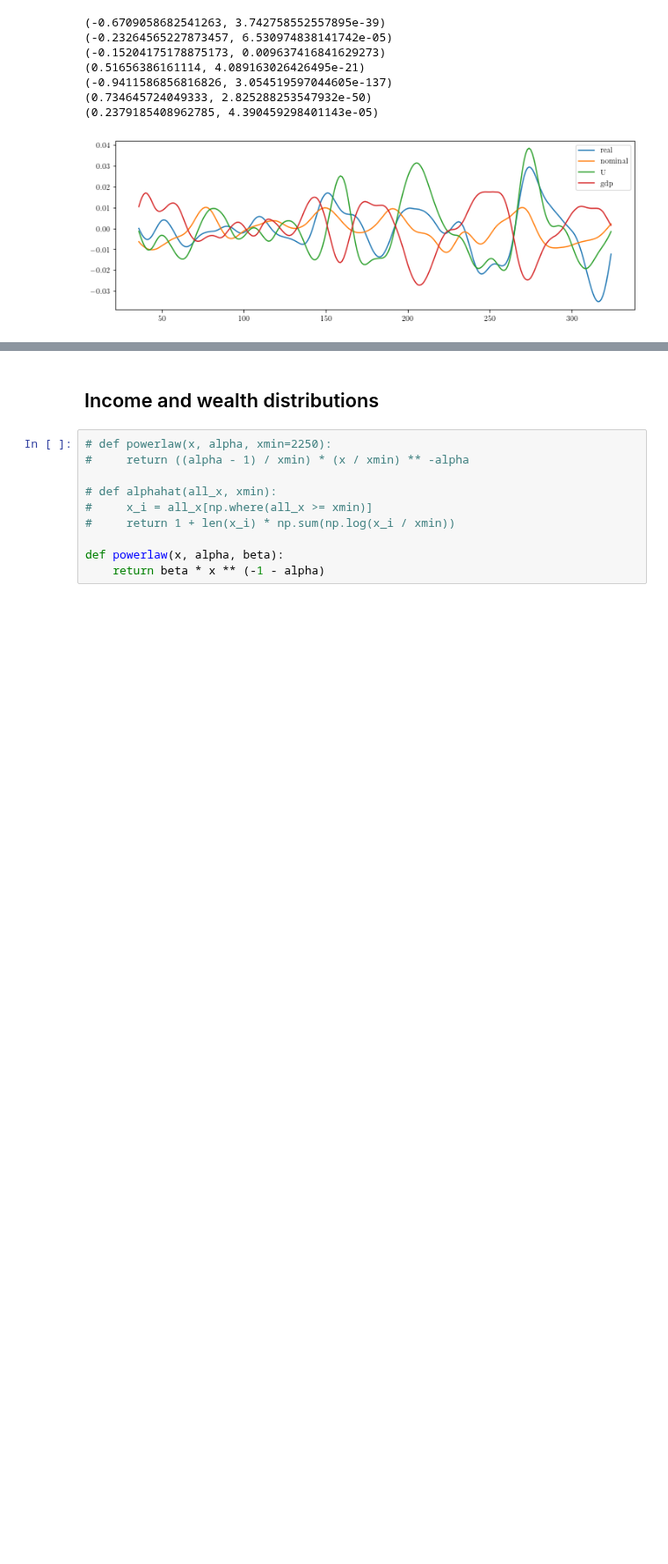
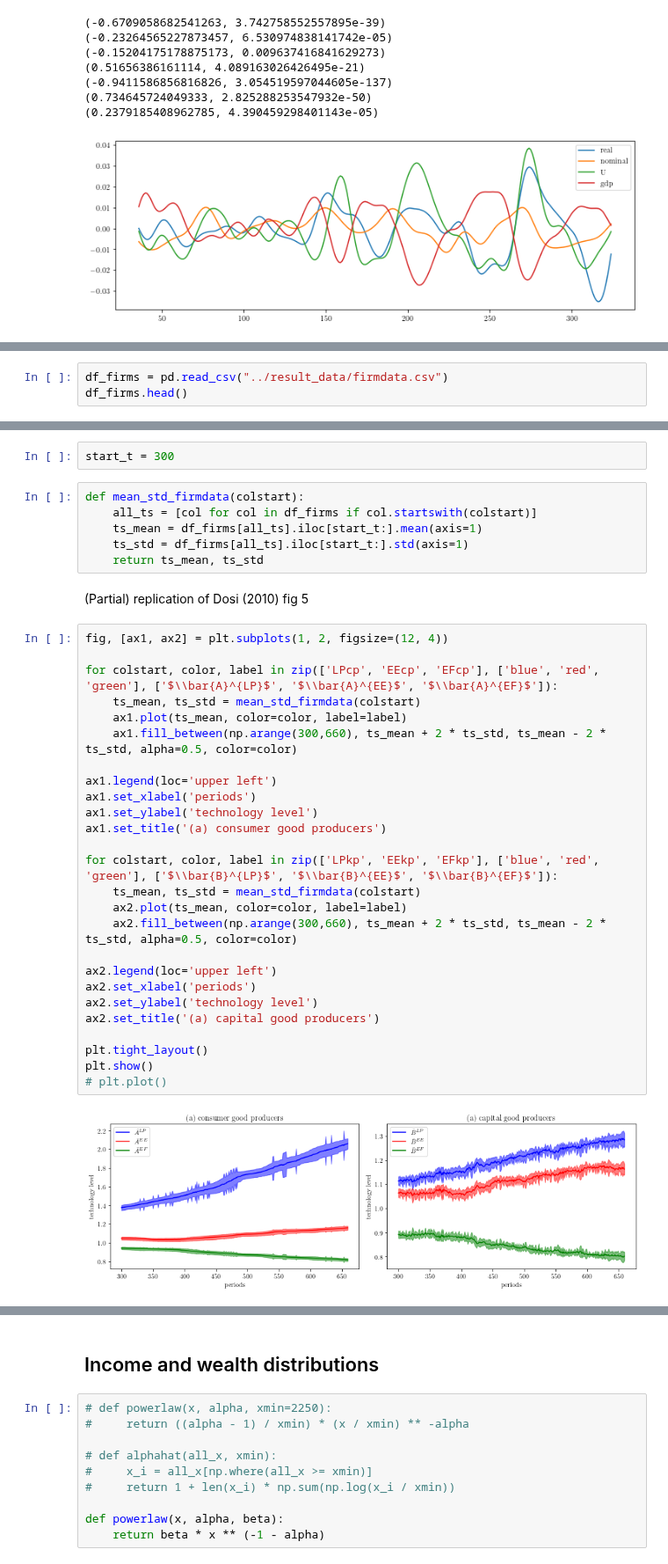
Before and after one commit to Tarsatir/Capsule_Climate, a Jupyter notebook: results/validation/replication_plots.ipynb, the cells around one changed output, grey strips where cells are left out. Shown at 88% size. Drawn from its saved outputs; the diff is of its cells as text; blank space fills up the shorter version.

```diff
--- a/results/validation/replication_plots.ipynb
+++ b/results/validation/replication_plots.ipynb
@@ -181,0 +184,3 @@ y2   -0.026083  1.000000
+# %%
+df_firms = pd.read_csv("../result_data/firmdata.csv")
+df_firms.head()
@@ -181,0 +195,38 @@ y2   -0.026083  1.000000
+# %%
+start_t = 300
+# %%
+def mean_std_firmdata(colstart):
+    all_ts = [col for col in df_firms if col.startswith(colstart)]
+    ts_mean = df_firms[all_ts].iloc[start_t:].mean(axis=1)
+    ts_std = df_firms[all_ts].iloc[start_t:].std(axis=1)
+    return ts_mean, ts_std
+# %% [markdown]
+(Partial) replication of Dosi (2010) fig 5
+# %%
+fig, [ax1, ax2] = plt.subplots(1, 2, figsize=(12, 4))
+
+for colstart, color, label in zip(['LPcp', 'EEcp', 'EFcp'], ['blue', 'red', 'green'], ['$\\bar{A}^{LP}$', '$\\bar{A}^{EE}$', '$\\bar{A}^{EF}$']):
+    ts_mean, ts_std = mean_std_firmdata(colstart)
+    ax1.plot(ts_mean, color=color, label=label)
+    ax1.fill_between(np.arange(300,660), ts_mean + 2 * ts_std, ts_mean - 2 * ts_std, alpha=0.5, color=color)
+
+ax1.legend(loc='upper left')
+ax1.set_xlabel('periods')
+ax1.set_ylabel('technology level')
+ax1.set_title('(a) consumer good producers')
+
+for colstart, color, label in zip(['LPkp', 'EEkp', 'EFkp'], ['blue', 'red', 'green'], ['$\\bar{B}^{LP}$', '$\\bar{B}^{EE}$', '$\\bar{B}^{EF}$']):
+    ts_mean, ts_std = mean_std_firmdata(colstart)
+    ax2.plot(ts_mean, color=color, label=label)
+    ax2.fill_between(np.arange(300,660), ts_mean + 2 * ts_std, ts_mean - 2 * ts_std, alpha=0.5, color=color)
+
+ax2.legend(loc='upper left')
+ax2.set_xlabel('periods')
+ax2.set_ylabel('technology level')
+ax2.set_title('(a) capital good producers')
+
+plt.tight_layout()
+plt.show()
+# plt.plot()
+# %% [output]
+[figure, added]
```
Also changed, not shown: parts of 12 cells of this notebook, 22 other files.
